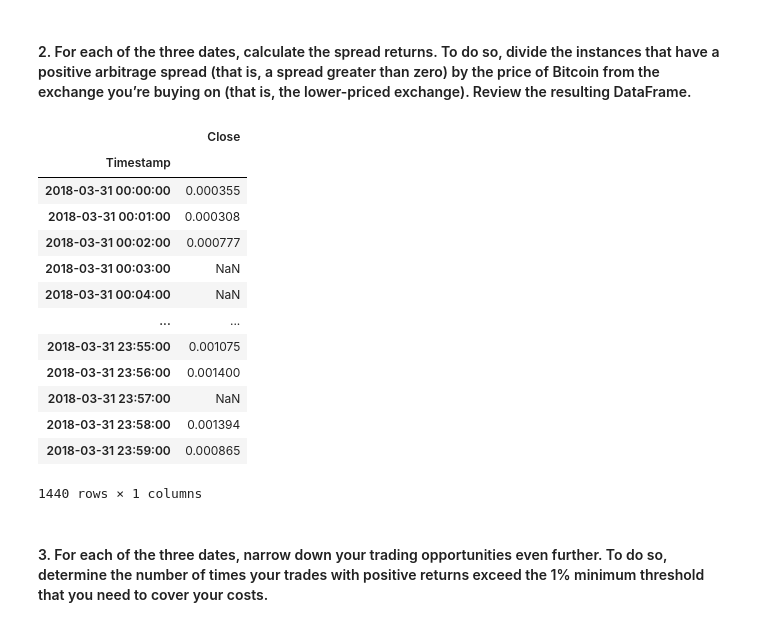
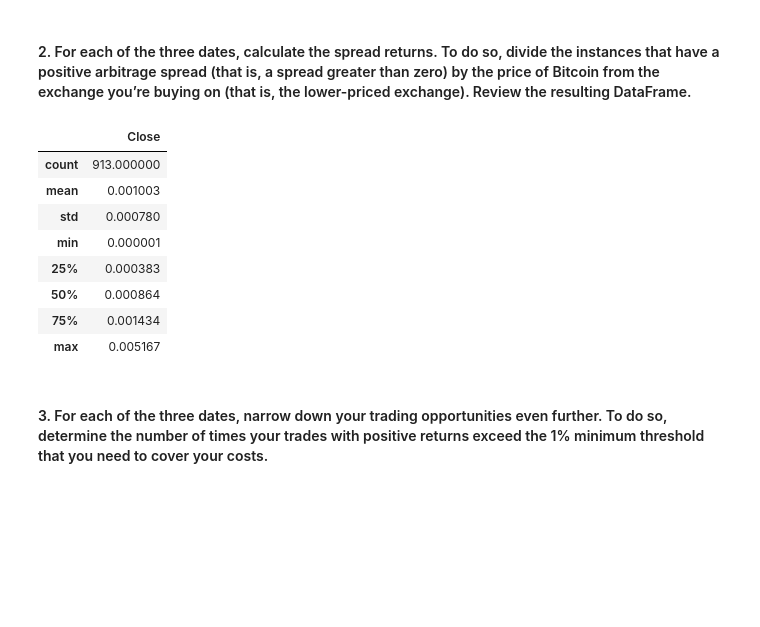
Before and after one commit to danporeda/bitcoin_arbitrage, a Jupyter notebook: crypto_arbitrage.ipynb, the cells around one changed output. Cells and saved outputs as stored; diff of their text form; code cells hidden in the pictures; blank space fills up the shorter version.

```diff
--- a/crypto_arbitrage.ipynb
+++ b/crypto_arbitrage.ipynb
@@ -457,29 +457,24 @@ arbitrage_spread_late.describe()
 # %%
 # For the date early in the dataset, calculate the spread returns by dividing the instances when the arbitrage spread is positive (> 0)
 # by the price of Bitcoin from the exchange you are buying on (the lower-priced exchange).
 spread_return_early = arbitrage_spread_early / coinbase_sliced.loc['2018/01/27']
 spread_return_middle = arbitrage_spread_middle / coinbase_sliced.loc['2018/02/15']
 spread_return_late = arbitrage_spread_late / bitstamp_sliced.loc['2018/03/31']
 
 # Review the spread return DataFrame
 spread_return_early
 spread_return_middle
-spread_return_late
+spread_return_late.describe()
 # %% [output]
 |  | Close |
-| Timestamp |  |
-| 2018-03-31 00:00:00 | 0.000355 |
-| 2018-03-31 00:01:00 | 0.000308 |
-| 2018-03-31 00:02:00 | 0.000777 |
-| 2018-03-31 00:03:00 | NaN |
-| 2018-03-31 00:04:00 | NaN |
-| ... | ... |
-| 2018-03-31 23:55:00 | 0.001075 |
-| 2018-03-31 23:56:00 | 0.001400 |
-| 2018-03-31 23:57:00 | NaN |
-| 2018-03-31 23:58:00 | 0.001394 |
-| 2018-03-31 23:59:00 | 0.000865 |
+| count | 913.000000 |
+| mean | 0.001003 |
+| std | 0.000780 |
+| min | 0.000001 |
+| 25% | 0.000383 |
+| 50% | 0.000864 |
+| 75% | 0.001434 |
+| max | 0.005167 |
-1440 rows × 1 columns
 # %% [markdown]
 #### 3. For each of the three dates, narrow down your trading opportunities even further. To do so, determine the number of times your trades with positive returns exceed the 1% minimum threshold that you need to cover your costs.
 # %%
```
Also changed, not shown: parts of 9 cells of this notebook.
